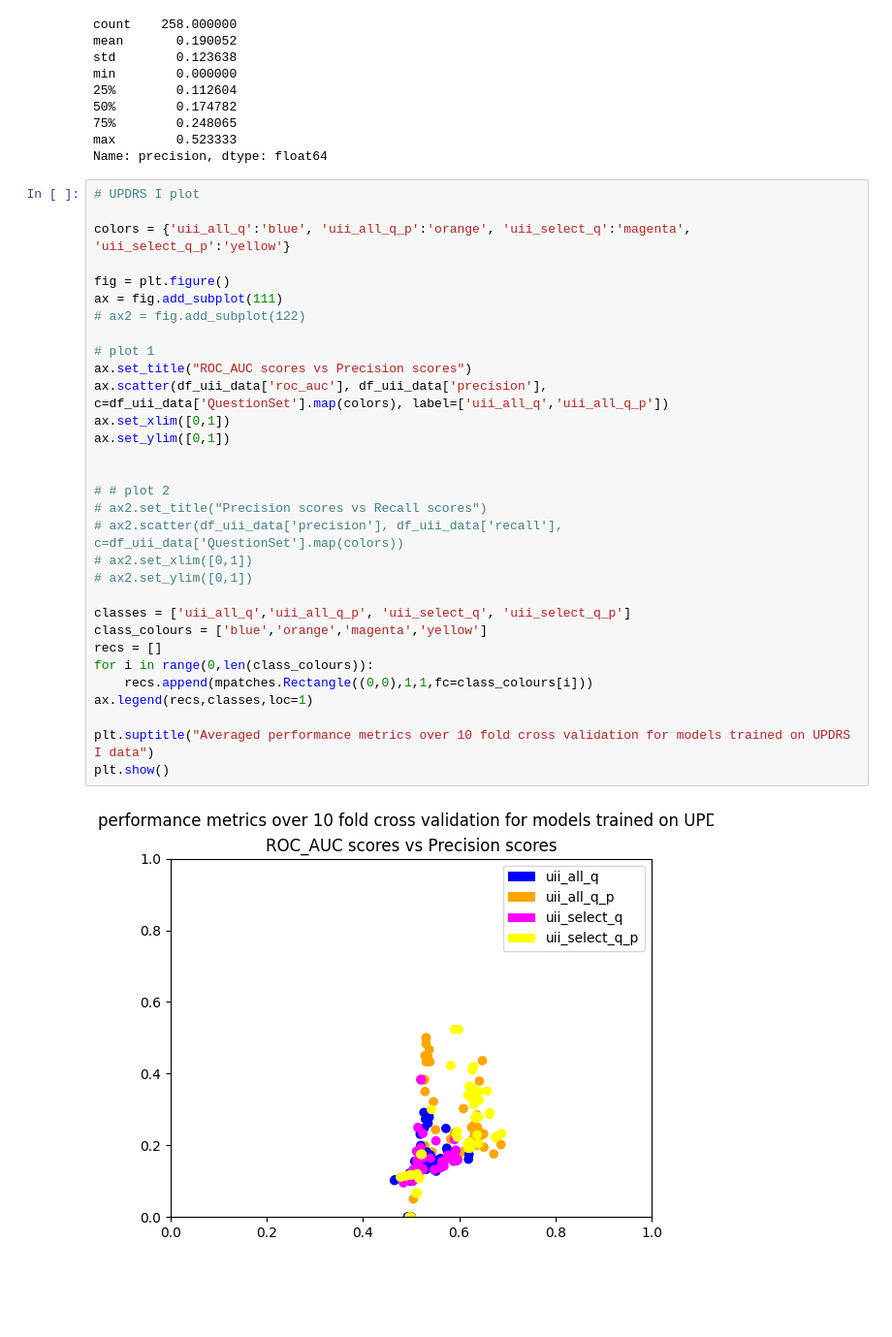
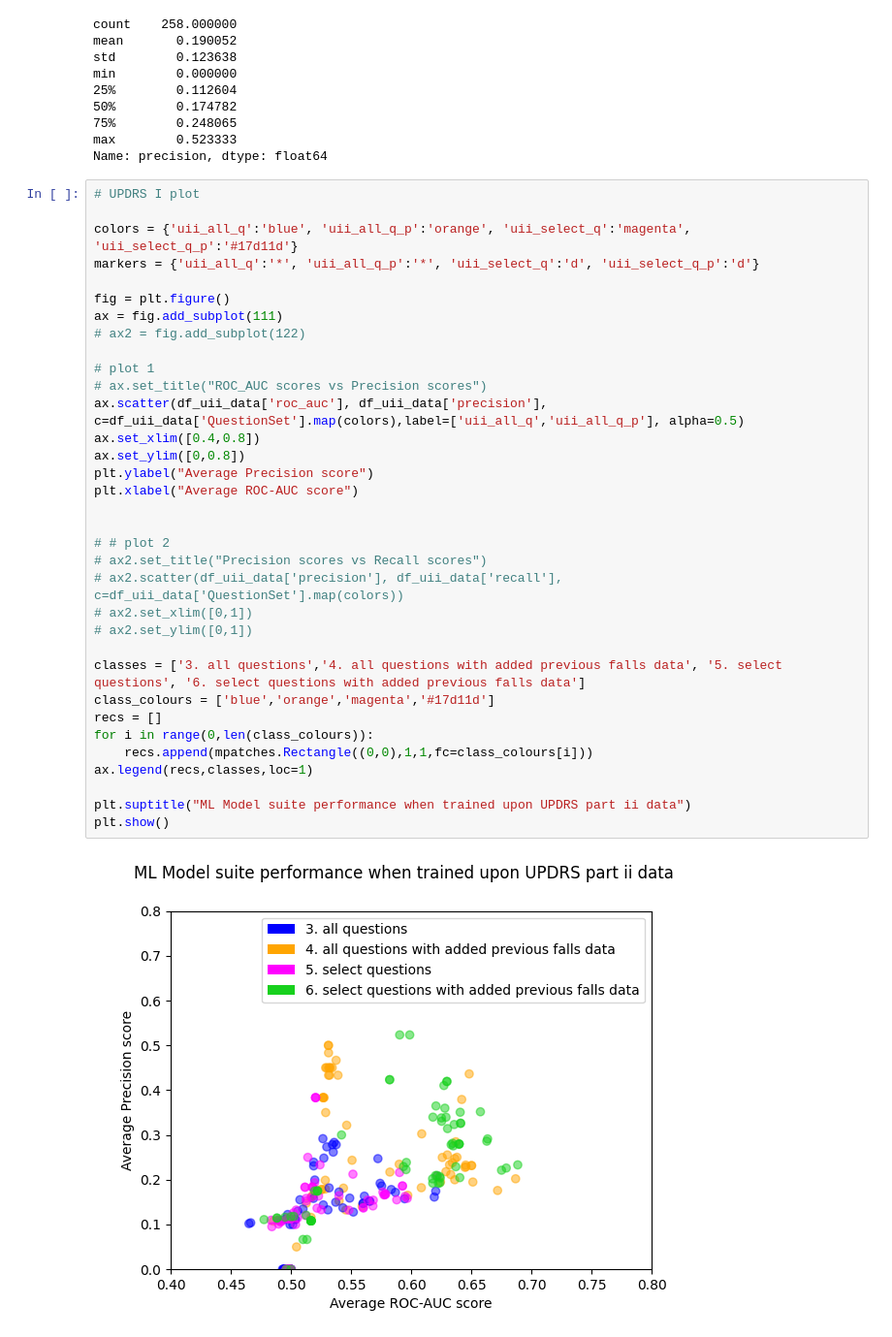
Before and after one commit to phazell-uni-work/dissertation-ppmi-jupyter-nb, a Jupyter notebook: results/uii_results.ipynb, the cells around one changed output. Shown: that part at 97% size. Saved outputs shown, nothing was run; the diff lists cells and outputs as text; blank space fills up the shorter version.

```diff
--- a/results/uii_results.ipynb
+++ b/results/uii_results.ipynb
@@ -77,34 +77,37 @@ Name: precision, dtype: float64
 # %%
 # UPDRS I plot
 
-colors = {'uii_all_q':'blue', 'uii_all_q_p':'orange', 'uii_select_q':'magenta', 'uii_select_q_p':'yellow'}
+colors = {'uii_all_q':'blue', 'uii_all_q_p':'orange', 'uii_select_q':'magenta', 'uii_select_q_p':'#17d11d'}
+markers = {'uii_all_q':'*', 'uii_all_q_p':'*', 'uii_select_q':'d', 'uii_select_q_p':'d'}
 
 fig = plt.figure()
 ax = fig.add_subplot(111)
 # ax2 = fig.add_subplot(122)
 
 # plot 1
-ax.set_title("ROC_AUC scores vs Precision scores")
-ax.scatter(df_uii_data['roc_auc'], df_uii_data['precision'], c=df_uii_data['QuestionSet'].map(colors), label=['uii_all_q','uii_all_q_p'])
-ax.set_xlim([0,1])
-ax.set_ylim([0,1])
+# ax.set_title("ROC_AUC scores vs Precision scores")
+ax.scatter(df_uii_data['roc_auc'], df_uii_data['precision'], c=df_uii_data['QuestionSet'].map(colors),label=['uii_all_q','uii_all_q_p'], alpha=0.5)
+ax.set_xlim([0.4,0.8])
+ax.set_ylim([0,0.8])
+plt.ylabel("Average Precision score")
+plt.xlabel("Average ROC-AUC score")
 
 
 # # plot 2
 # ax2.set_title("Precision scores vs Recall scores")
 # ax2.scatter(df_uii_data['precision'], df_uii_data['recall'], c=df_uii_data['QuestionSet'].map(colors))
 # ax2.set_xlim([0,1])
 # ax2.set_ylim([0,1])
 
-classes = ['uii_all_q','uii_all_q_p', 'uii_select_q', 'uii_select_q_p']
-class_colours = ['blue','orange','magenta','yellow']
+classes = ['3. all questions','4. all questions with added previous falls data', '5. select questions', '6. select questions with added previous falls data']
+class_colours = ['blue','orange','magenta','#17d11d']
 recs = []
 for i in range(0,len(class_colours)):
     recs.append(mpatches.Rectangle((0,0),1,1,fc=class_colours[i]))
 ax.legend(recs,classes,loc=1)
 
-plt.suptitle("Averaged performance metrics over 10 fold cross validation for models trained on UPDRS I data")
+plt.suptitle("ML Model suite performance when trained upon UPDRS part ii data")
 plt.show()
 # %% [output]
-[figure, old version]
+[figure, new version]
 # %%
```
Also changed, not shown: parts of 1 cell of this notebook, 1 other file.
